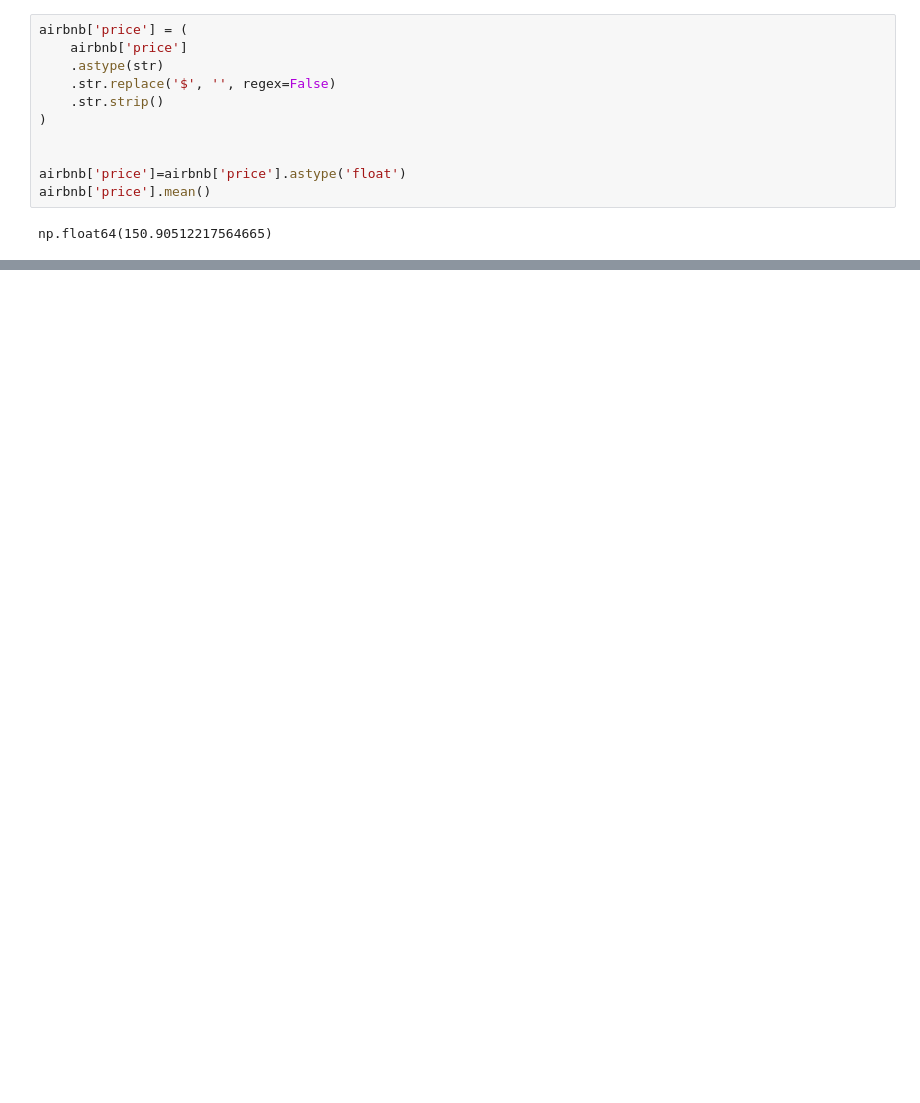
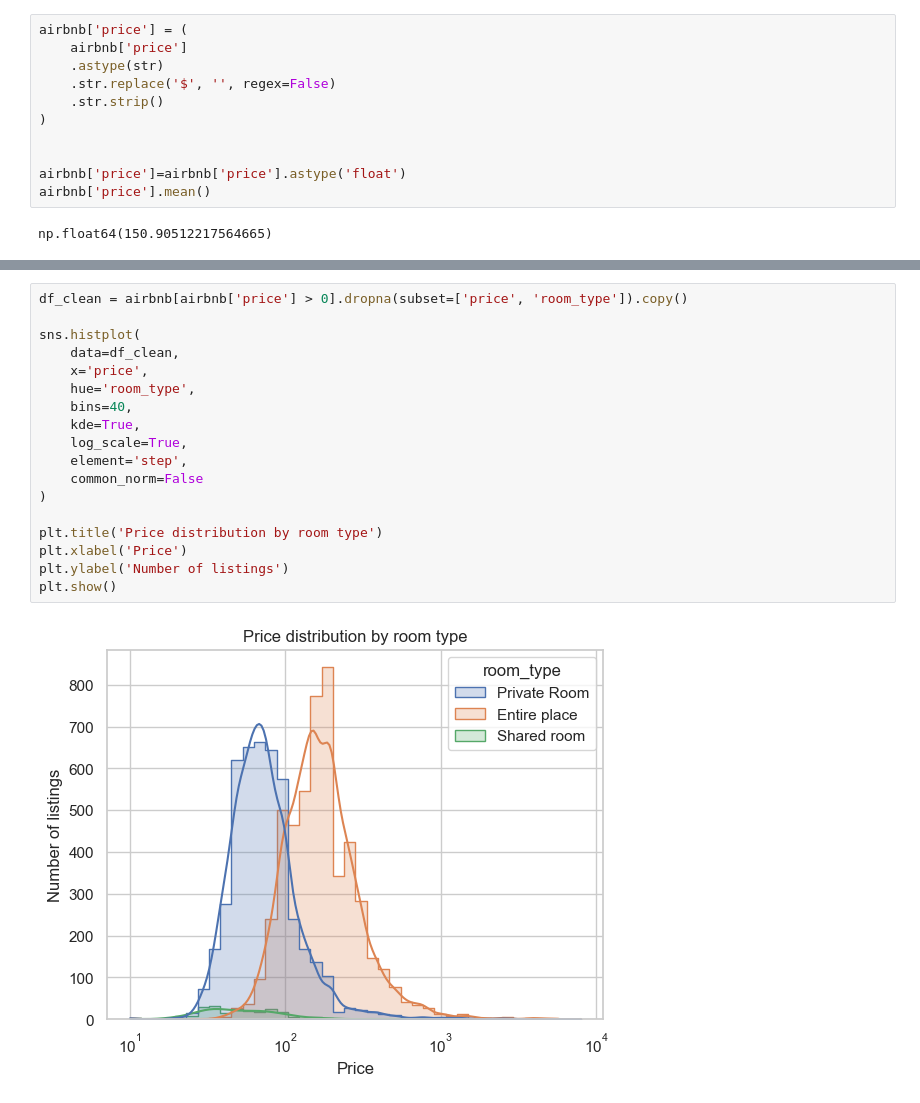
Before and after one commit to xDomino066/Descriptive_Statistics_PANDASTEAM, a Jupyter notebook: Domino/lab2.ipynb, the cells around one changed output, grey strips where cells are left out. Drawn from its saved outputs; the diff is of its cells as text; blank space fills up the shorter version.

```diff
--- a/Domino/lab2.ipynb
+++ b/Domino/lab2.ipynb
@@ -147,0 +170,20 @@ plt.show()
+# %%
+df_clean = airbnb[airbnb['price'] > 0].dropna(subset=['price', 'room_type']).copy()
+
+sns.histplot(
+    data=df_clean,
+    x='price',
+    hue='room_type',
+    bins=40,
+    kde=True,
+    log_scale=True,
+    element='step',
+    common_norm=False
+)
+
+plt.title('Price distribution by room type')
+plt.xlabel('Price')
+plt.ylabel('Number of listings')
+plt.show()
+# %% [output]
+[figure, added]
```
Also changed, not shown: parts of 8 cells of this notebook.
